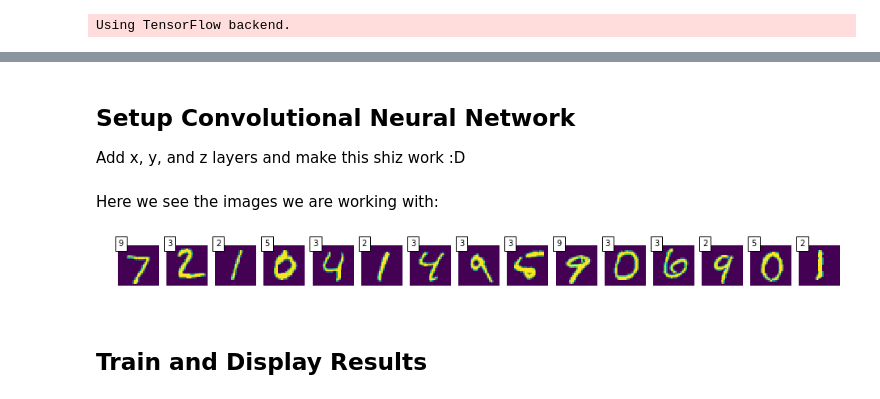
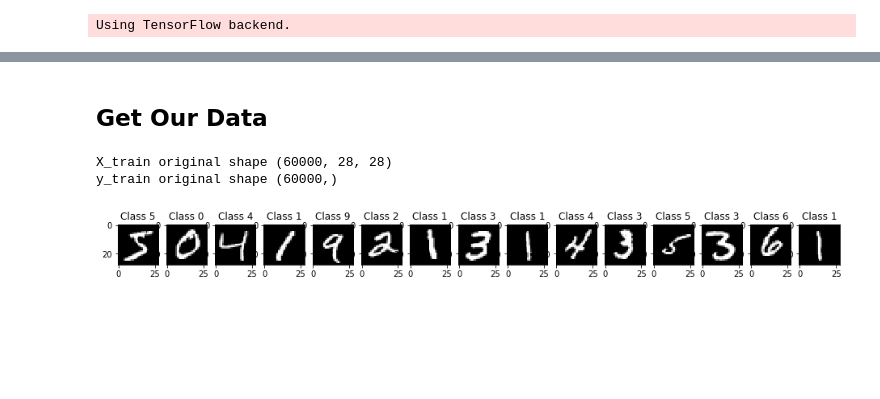
Before and after one commit to diggerdata/MNIST_TSN, a Jupyter notebook: ANN.ipynb, the cells around one changed output, grey strips where cells are left out. Cells and saved outputs as stored; diff of their text form; code cells hidden in the pictures; blank space fills up the shorter version.

```diff
--- a/ANN.ipynb
+++ b/ANN.ipynb
@@ -56,3 +17,0 @@ x_train shape: (60000, 28, 28, 1)
-# %% [markdown]
-## Setup Convolutional Neural Network
-Add x, y, and z layers and make this shiz work :D
@@ -71,17 +18,21 @@ model.add(Dense(num_classes, activation='softmax'))
-# %% [markdown]
-Here we see the images we are working with:
+# %% [markdown]
+## Get Our Data
+# %%
+nb_classes = 10
+
+# the data, shuffled and split between tran and test sets
+(X_train, y_train), (X_test, y_test) = mnist.load_data()
+print("X_train original shape", X_train.shape)
+print("y_train original shape", y_train.shape)
+# %% [output]
+X_train original shape (60000, 28, 28)
+y_train original shape (60000,)
 # %%
-slice = 15
-predicted = model.predict(x_test[:slice]).argmax(-1)
-
+num_figures = 15
 plt.figure(figsize=(16,8))
-for i in range(slice):
-    plt.subplot(1, slice, i+1)
-    plt.imshow(x_test_orig[i], interpolation='nearest')
-    plt.text(0, 0, predicted[i], color='black',
-             bbox=dict(facecolor='white', alpha=1))
-    plt.axis('off')
+for i in range(num_figures):
+    plt.subplot(1,num_figures,i+1)
+    plt.imshow(X_train[i], cmap='gray', interpolation='none')
+    plt.title("Class {}".format(y_train[i]))
 # %% [output]
-[figure, old version]
+[figure, new version]
-# %% [markdown]
-## Train and Display Results
```
Also changed, not shown: parts of 20 cells of this notebook, 1 other file.
